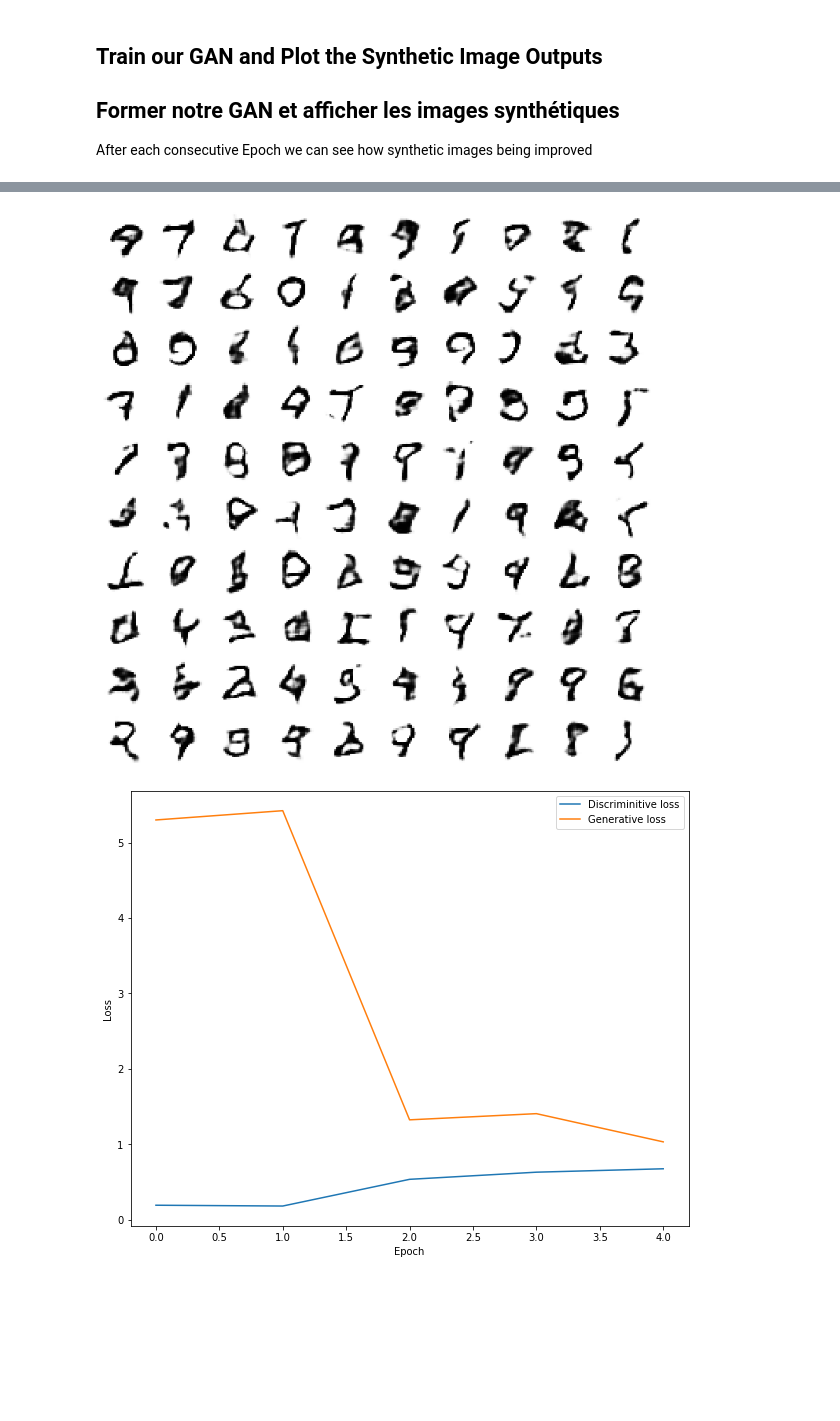
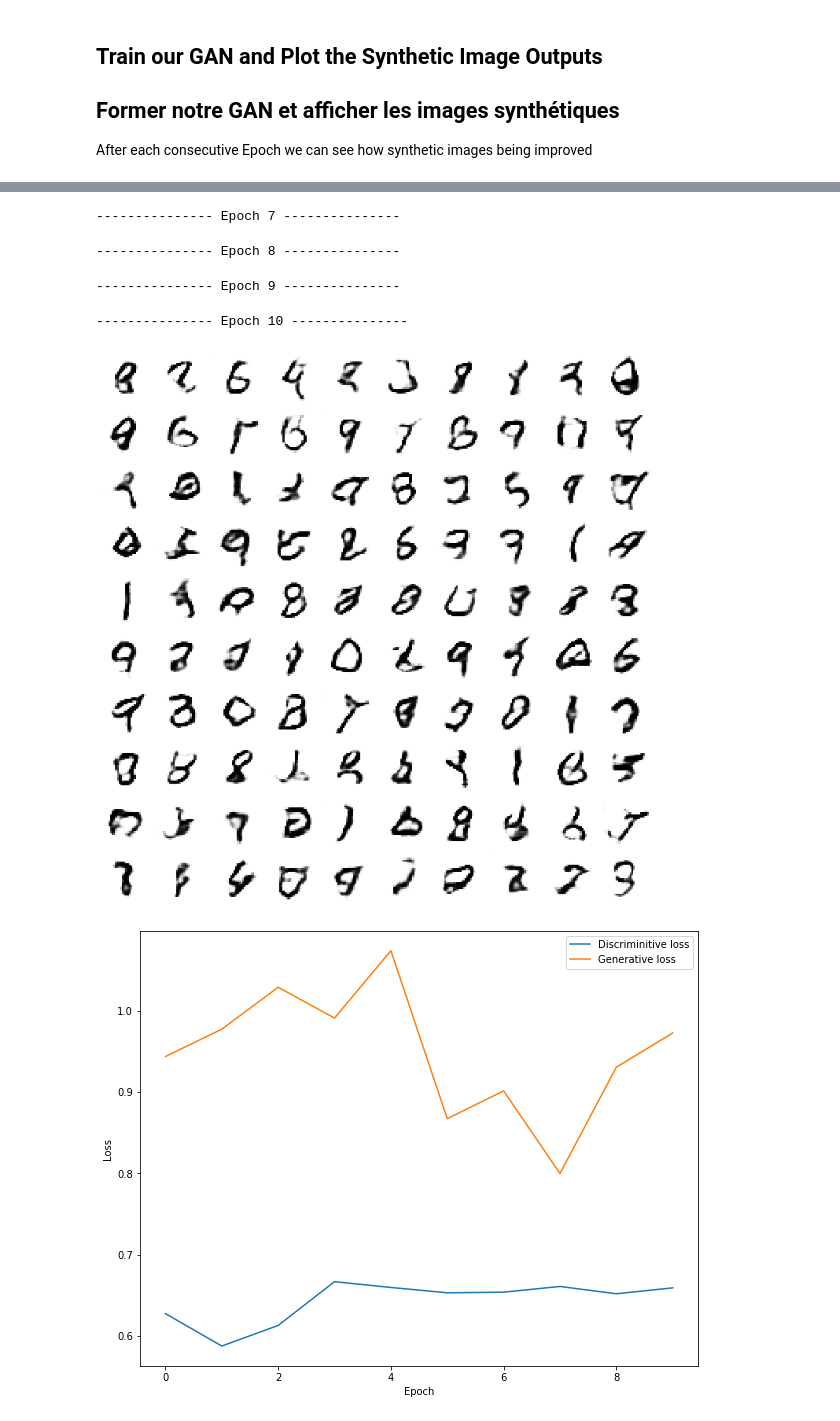
Before and after one commit to josephazar/data-science, a Jupyter notebook: gan/mnist_dcgan.ipynb, the cells around one changed output, grey strips where cells are left out. Cells and saved outputs as stored; diff of their text form; code cells hidden in the pictures; blank space fills up the shorter version.

```diff
--- a/gan/mnist_dcgan.ipynb
+++ b/gan/mnist_dcgan.ipynb
@@ -197,8 +198,8 @@ def plotGeneratedImages(epoch, examples=100, dim=(10, 10), figsize=(10, 10)):
 
 After each consecutive Epoch we can see how synthetic images being improved
 # %%
-epochs = 15
-batchSize = 128
+epochs = 10
+batchSize = 256
 batchCount = X_train.shape[0] / batchSize
 
 print('Epochs:', epochs)
@@ -253,3 +258,7 @@ Batches per epoch: 468.75
+--------------- Epoch 7 ---------------
+--------------- Epoch 8 ---------------
+--------------- Epoch 9 ---------------
+--------------- Epoch 10 ---------------
-[figure, old version]
+[figure, new version]
-[figure, old version]
+[figure, new version]
 # %% [markdown]
```
Also changed, not shown: parts of 7 cells of this notebook.
